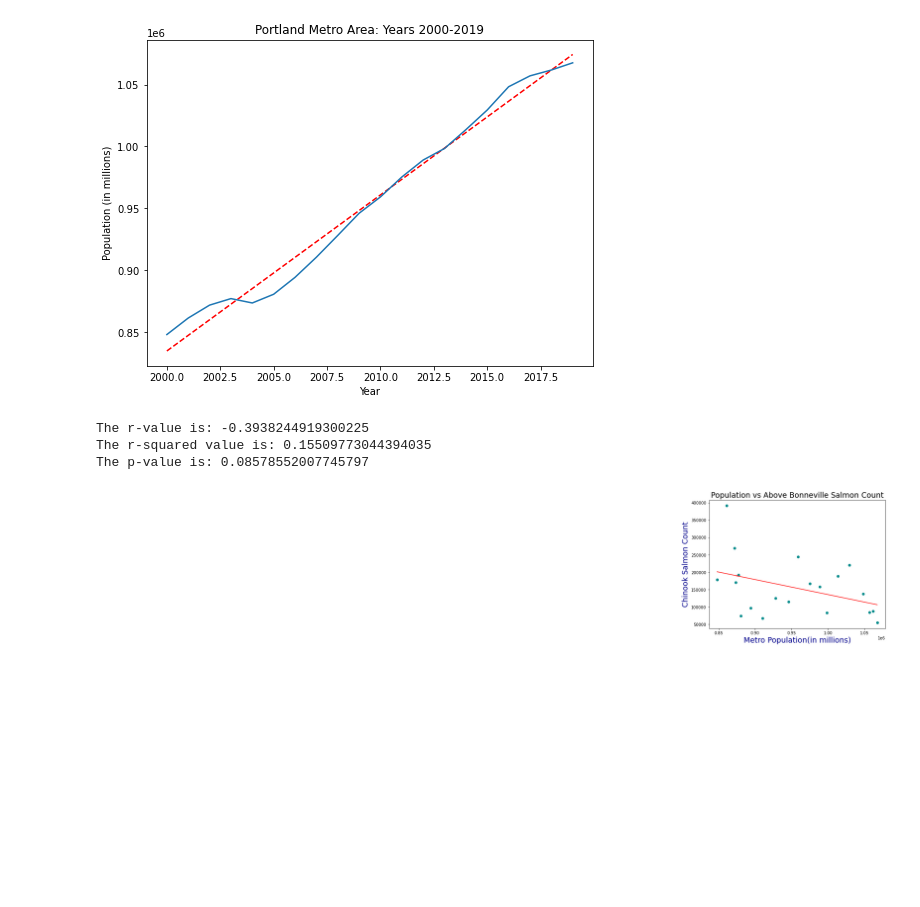
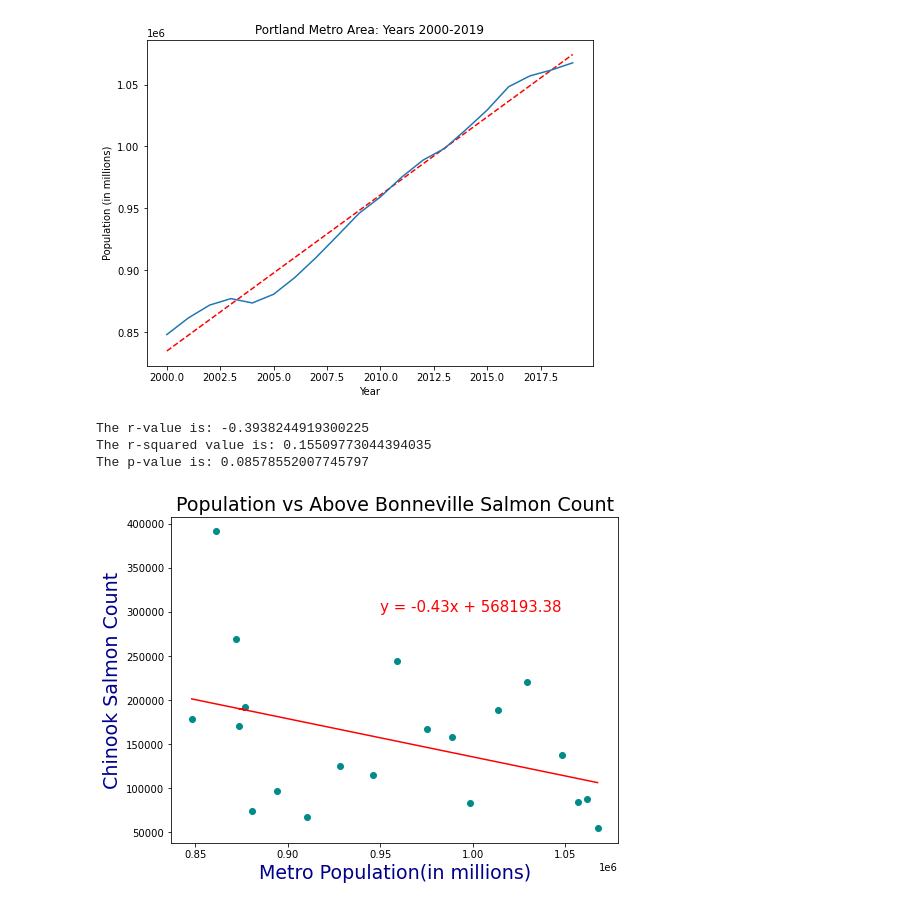
Before and after one commit to jayhjman/bootcamp-project1, a Jupyter notebook: Final_Analysis.ipynb, the cells around one changed output. Drawn from its saved outputs; the diff is of its cells as text; code cells hidden in the pictures; blank space fills up the shorter version.

Commit message:
fixed the names of image files, fixed the line_eq locations

```diff
--- a/Final_Analysis.ipynb
+++ b/Final_Analysis.ipynb
@@ -612,36 +612,36 @@ plt.show()
 # %%
 # Plot Portland Metro population vs Above Bonneville salmon count
 
 # Calculate linear regression
 bonneville_salmon_df= pd.read_csv('Resources\Bonneville_narrowed_census.csv')
 
 plt.figure(figsize = (8,6))
 x_values = complete_census_df["Total"]
 y_values = bonneville_salmon_df["Chinook"]
 
 (slope, intercept, rvalue, pvalue, stderr) = linregress(x_values, y_values)
 regress_values = x_values * slope + intercept
 line_eq = "y = " + str(round(slope,2)) + "x + " + str(round(intercept,2))
 print(f"The r-value is: {rvalue}")
 print(f"The r-squared value is: {rvalue**2}")
 print(f"The p-value is: {pvalue}")
 
 # Using scatter plot, show linear regression line
 plt.scatter(x_values,y_values, color = "darkcyan")
 plt.plot(x_values,regress_values,"r-")
-plt.annotate(line_eq,(10,6),fontsize=15,color="red")
+plt.annotate(line_eq,(950000,300000),fontsize=15,color="red")
 
 plt.title("Population vs Above Bonneville Salmon Count", size = 19)
 plt.xlabel('Metro Population(in millions)',size= 19,  color= "darkblue")
 plt.ylabel('Chinook Salmon Count', size= 19,  color= "darkblue")
 
-plt.savefig("Annual_Images/Population vs Above Bonneville Salmon Count")
+plt.savefig("Annual_Images/Population_vs_Above_Bonneville_Salmon_Count.png")
 plt.show()
 # %% [output]
 The r-value is: -0.3938244919300225
 The r-squared value is: 0.15509773044394035
 The p-value is: 0.08578552007745797
-[figure, old version]
+[figure, new version]
 # %%
 # Plot Portland Metro population vs Below Bonneville salmon count
 
```
Also changed, not shown: parts of 9 cells of this notebook, 11 other files.
